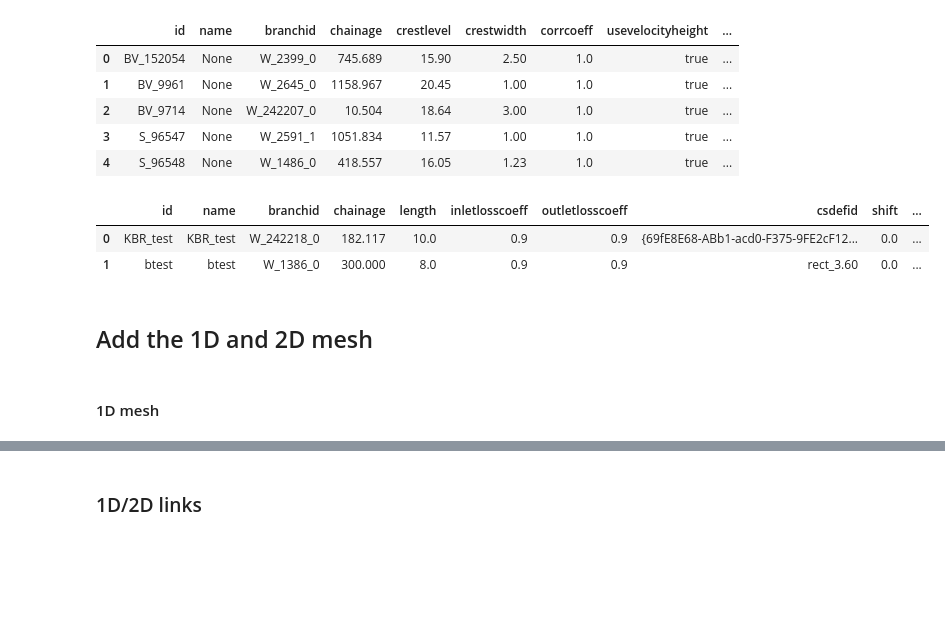
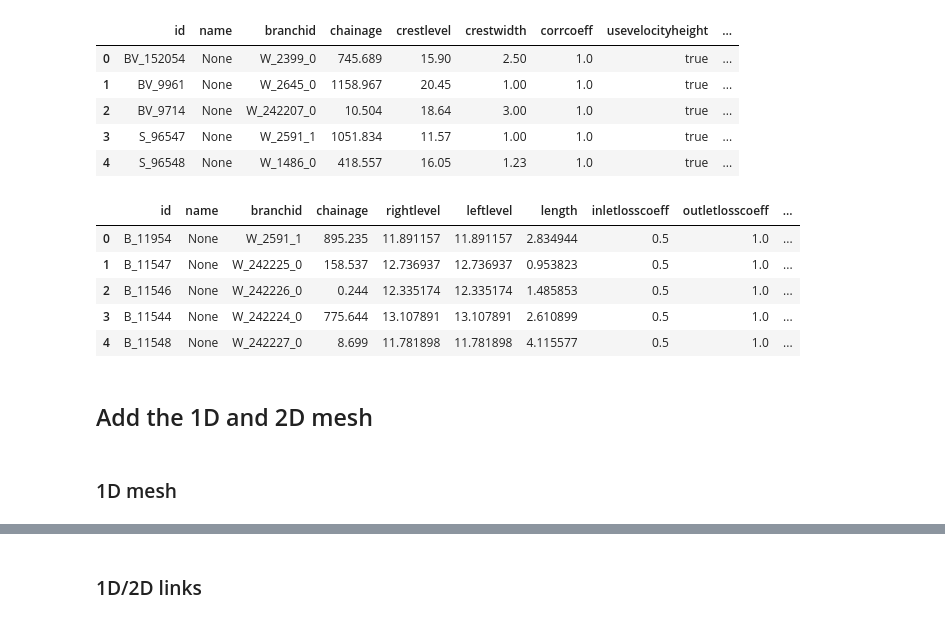
Before and after one commit to Deltares/HYDROLIB, a Jupyter notebook: hydrolib/notebooks/Hydrolib-D-Hydamo_usage_introduction_RRFM.ipynb, the cells around one changed output, grey strips where cells are left out. Cells and saved outputs as stored; diff of their text form; code cells hidden in the pictures; blank space fills up the shorter version.

```diff
--- a/hydrolib/notebooks/Hydrolib-D-Hydamo_usage_introduction_RRFM.ipynb
+++ b/hydrolib/notebooks/Hydrolib-D-Hydamo_usage_introduction_RRFM.ipynb
@@ -53,10 +57,10 @@ output_path = os.path.abspath("../tests/model")
 ## Read HyDAMO DAMO2.2 data
 # %%
 # all data is contained in one geopackage called 'Example model'
-gpkg_file = os.path.join(data_path, "Example_model.gpkg")
+gpkg_file = str(data_path / "Example_model.gpkg")
 
 # initialize a hydamo object
-hydamo = HyDAMO(extent_file=os.path.join(data_path, "OLO_stroomgebied_incl.maas.shp"))
+hydamo = HyDAMO(extent_file=data_path / "OLO_stroomgebied_incl.maas.shp")
 
 # show content
 hydamo.branches.show_gpkg(gpkg_file)
@@ -229,30 +238,31 @@ hydamo.structures.add_rweir(
     id="rwtest",
     name="rwtest",
     branchid="W_1386_0",
-    chainage=600.0,
+    chainage=2.0,
     crestlevel=18.0,
     crestwidth=3.0,
     corrcoeff=1.0,
 )
-hydamo.structures.add_orifice(
-    id="otest",
-    name="otest",
-    branchid="W_1386_0",
-    chainage=500.0,
-    crestlevel=18.0,
-    crestwidth=3.0,
-    corrcoeff=1.0,
-    gateloweredgelevel=17.0,
-    uselimitflowpos=False,
-    limitflowpos=0.0,
-    uselimitflowneg=False,
-    limitflowneg=0.0,
-)
+# TODO: The structure below raises an error in dfm
+# hydamo.structures.add_orifice(
+#     id="otest",
+#     name="otest",
+#     branchid="W_1386_0",
+#     chainage=5.0,
+#     crestlevel=18.0,
+#     crestwidth=3.0,
+#     corrcoeff=1.0,
+#     gateloweredgelevel=17.0,
+#     uselimitflowpos=False,
+#     limitflowpos=0.0,
+#     uselimitflowneg=False,
+#     limitflowneg=0.0,
+# )
 hydamo.structures.add_uweir(
     id="uwtest",
     name="uwtest",
     branchid="W_1386_0",
-    chainage=400.0,
+    chainage=6.0,
     dischargecoeff=0.9,
     crestlevel=18.0,
     numlevels=3,
@@ -263,7 +273,7 @@ hydamo.structures.add_bridge(
     id="btest",
     name="btest",
     branchid="W_1386_0",
-    chainage=300.0,
+    chainage=7.0,
     length=8.0,
     csdefid="rect_3.60",
     inletlosscoeff=0.9,
@@ -276,7 +286,7 @@ hydamo.structures.add_culvert(
     id="ctest",
     name="ctest",
     branchid="W_1386_0",
-    chainage=200.0,
+    chainage=8.0,
     leftlevel=18.0,
     rightlevel=17.0,
     length=30.0,
@@ -290,7 +300,7 @@ hydamo.structures.add_pump(
     id="ptest",
     name="ptest",
     branchid="W_1386_0",
-    chainage=100.0,
+    chainage=9.0,
     capacity=1.0,
     startlevelsuctionside=[14.0],
     stoplevelsuctionside=[13.8],
@@ -307,12 +317,15 @@ hydamo.structures.rweirs_df.head()
 | 3 | S_96547 | None | W_2591_1 | 1051.834 | 11.57 | 1.00 | 1.0 | true | ... |
 | 4 | S_96548 | None | W_1486_0 | 418.557 | 16.05 | 1.23 | 1.0 | true | ... |
 # %%
-hydamo.structures.bridges_df.head()
+hydamo.structures.culverts_df.head()
 # %% [output]
-|  | id | name | branchid | chainage | length | inletlosscoeff | outletlosscoeff | csdefid | shift | ... |
-| 0 | KBR_test | KBR_test | W_242218_0 | 182.117 | 10.0 | 0.9 | 0.9 | {69fE8E68-ABb1-acd0-F375-9FE2cF12... | 0.0 | ... |
-| 1 | btest | btest | W_1386_0 | 300.000 | 8.0 | 0.9 | 0.9 | rect_3.60 | 0.0 | ... |
+|  | id | name | branchid | chainage | rightlevel | leftlevel | length | inletlosscoeff | outletlosscoeff | ... |
+| 0 | B_11954 | None | W_2591_1 | 895.235 | 11.891157 | 11.891157 | 2.834944 | 0.5 | 1.0 | ... |
+| 1 | B_11547 | None | W_242225_0 | 158.537 | 12.736937 | 12.736937 | 0.953823 | 0.5 | 1.0 | ... |
+| 2 | B_11546 | None | W_242226_0 | 0.244 | 12.335174 | 12.335174 | 1.485853 | 0.5 | 1.0 | ... |
+| 3 | B_11544 | None | W_242224_0 | 775.644 | 13.107891 | 13.107891 | 2.610899 | 0.5 | 1.0 | ... |
+| 4 | B_11548 | None | W_242227_0 | 8.699 | 11.781898 | 11.781898 | 4.115577 | 0.5 | 1.0 | ... |
 # %% [markdown]
 ## Add the 1D and 2D mesh
 # %% [markdown]
-#### 1D mesh
+### 1D mesh
```
Also changed, not shown: parts of 38 cells of this notebook.
